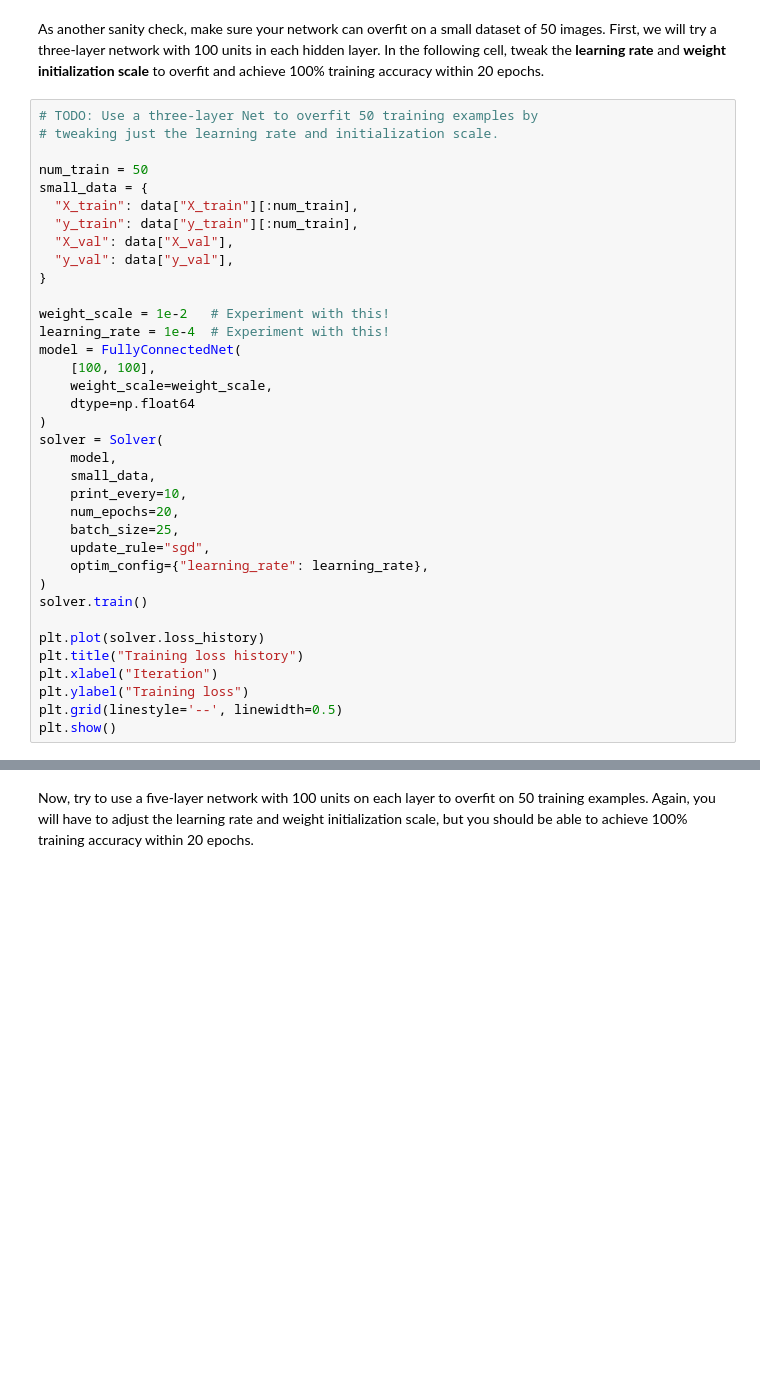
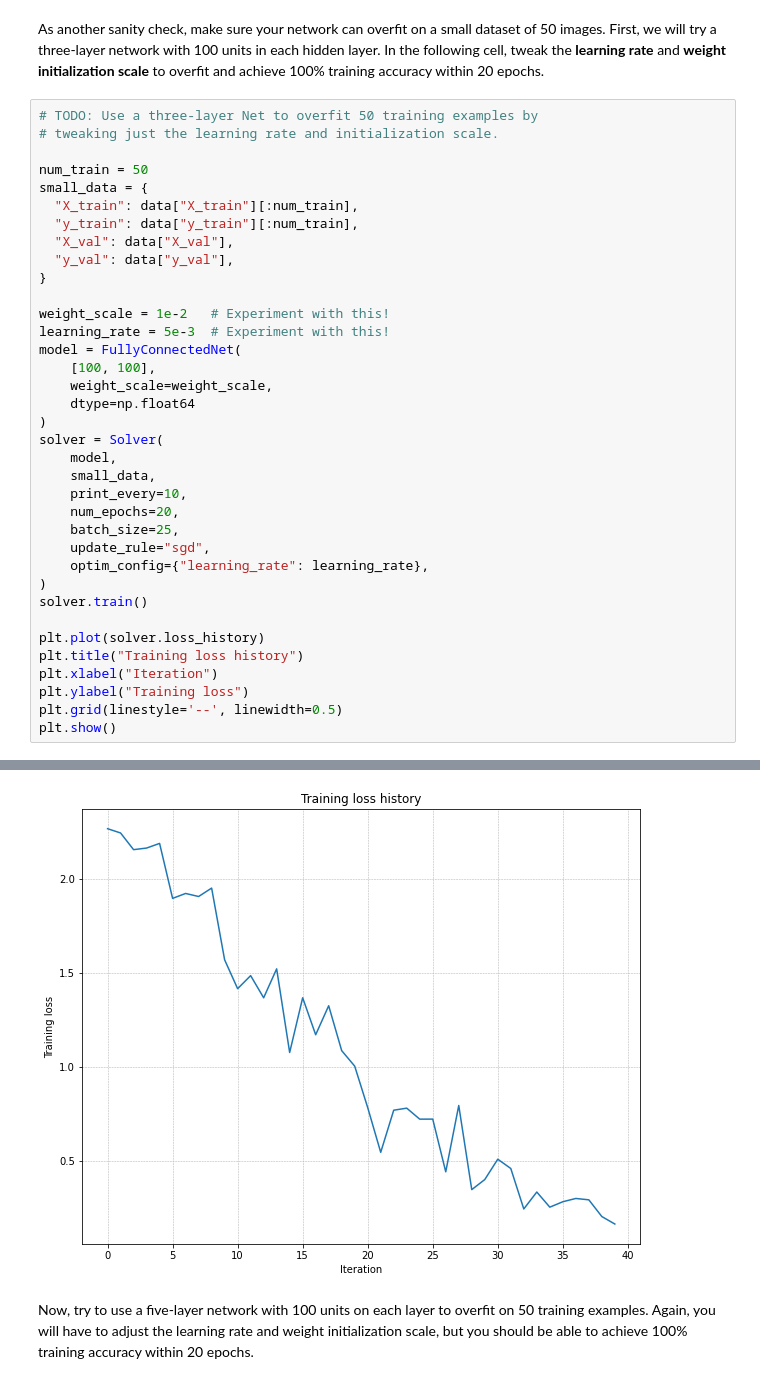
Before and after one commit to nothatcreative5/CS231N-solutions, a Jupyter notebook: assignment2/FullyConnectedNets.ipynb, the cells around one changed output, grey strips where cells are left out. Drawn from its saved outputs; the diff is of its cells as text; blank space fills up the shorter version.

```diff
--- a/assignment2/FullyConnectedNets.ipynb
+++ b/assignment2/FullyConnectedNets.ipynb
@@ -126,7 +132,7 @@ small_data = {
 }
 
 weight_scale = 1e-2   # Experiment with this!
-learning_rate = 1e-4  # Experiment with this!
+learning_rate = 5e-3  # Experiment with this!
 model = FullyConnectedNet(
     [100, 100],
     weight_scale=weight_scale,
@@ -154,3 +176,4 @@ NameError: name 'data' is not defined
+[figure, added]
 # %% [markdown]
 Now, try to use a five-layer network with 100 units on each layer to overfit on 50 training examples. Again, you will have to adjust the learning rate and weight initialization scale, but you should be able to achieve 100% training accuracy within 20 epochs.
 # %%
```
Also changed, not shown: parts of 13 cells of this notebook, 39 other files.
